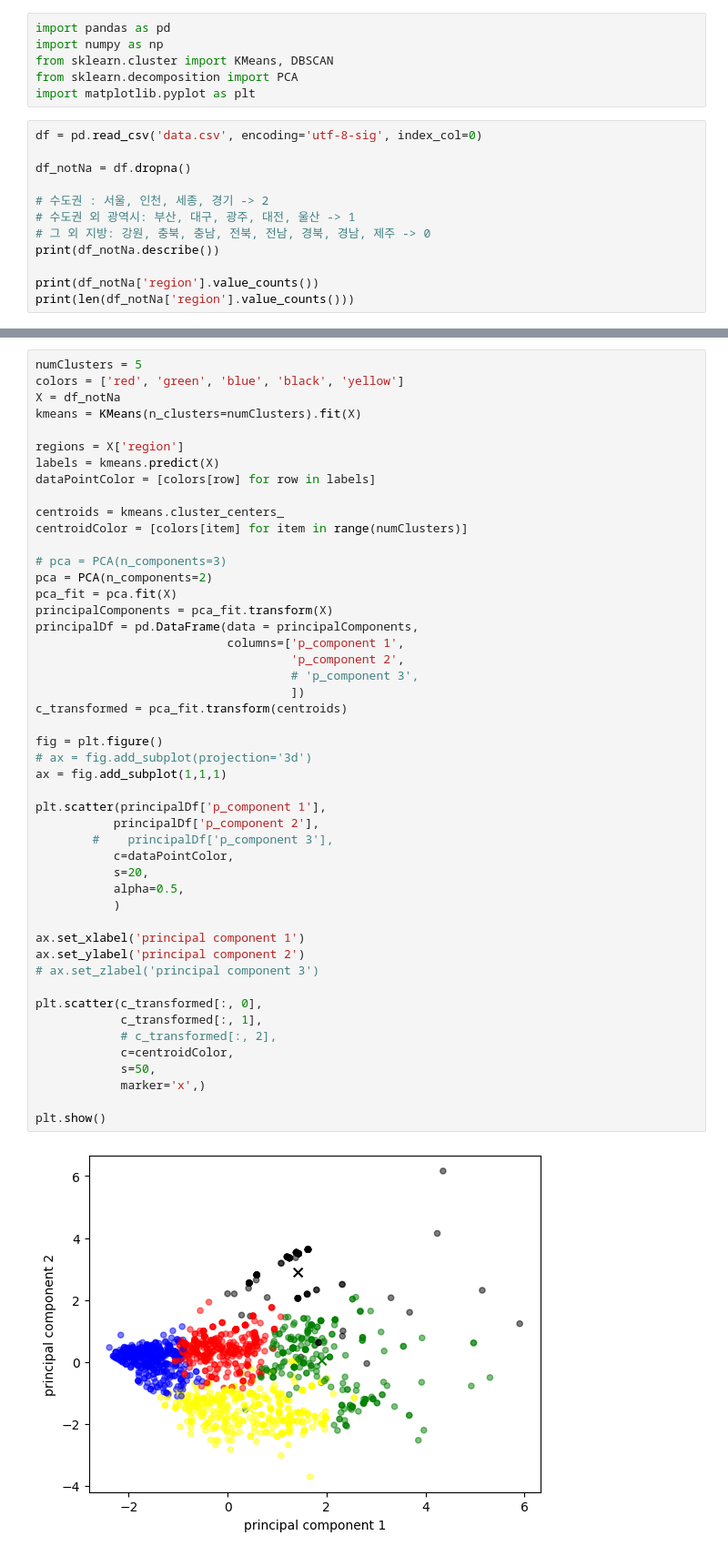
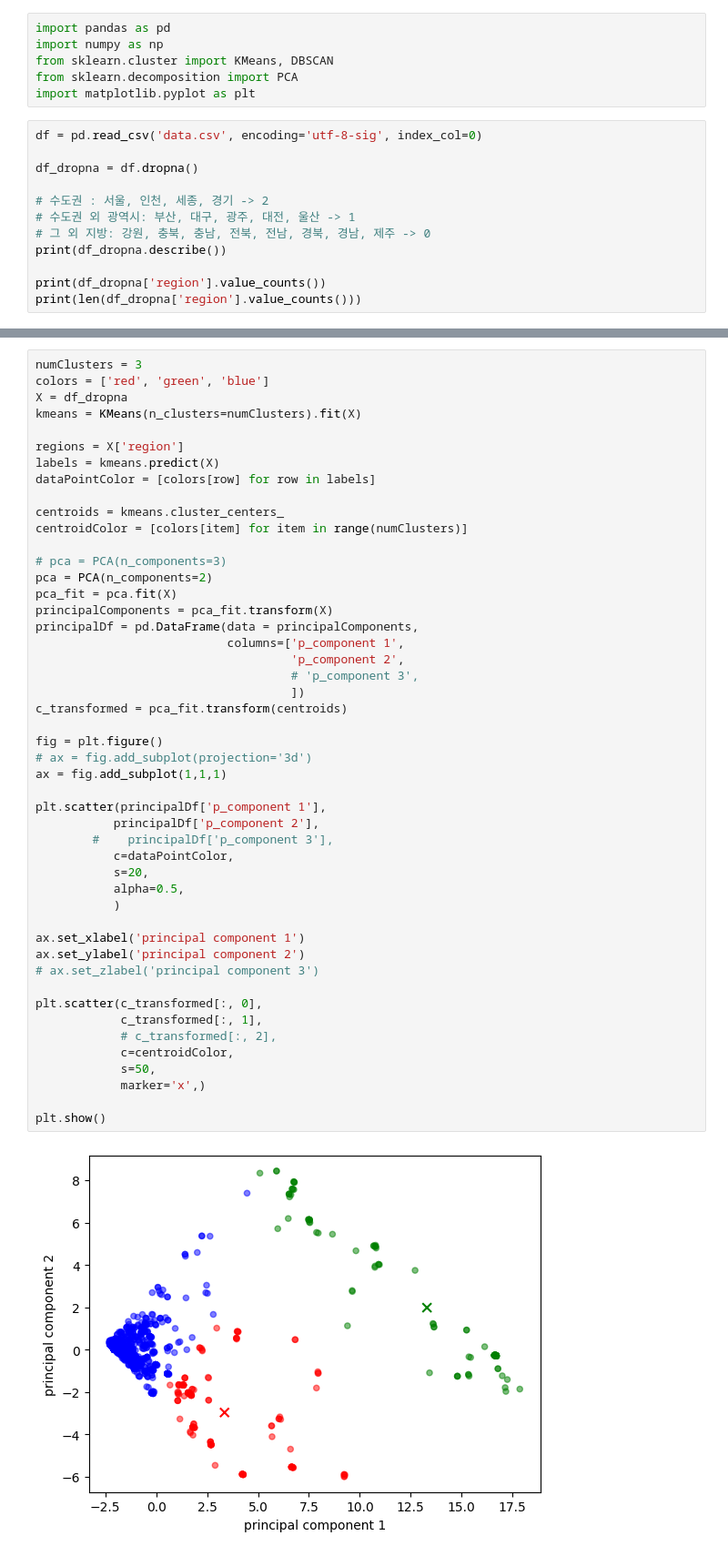
Before and after one commit to RGB234/----------, a Jupyter notebook: clustering.ipynb, the cells around one changed output, grey strips where cells are left out. Shown at 91% size. Saved outputs shown, nothing was run; the diff lists cells and outputs as text.

```diff
--- a/clustering.ipynb
+++ b/clustering.ipynb
@@ -7,15 +7,15 @@ import matplotlib.pyplot as plt
 # %%
 df = pd.read_csv('data.csv', encoding='utf-8-sig', index_col=0)
 
-df_notNa = df.dropna()
+df_dropna = df.dropna()
 
 # 수도권 : 서울, 인천, 세종, 경기 -> 2
 # 수도권 외 광역시: 부산, 대구, 광주, 대전, 울산 -> 1
 # 그 외 지방: 강원, 충북, 충남, 전북, 전남, 경북, 경남, 제주 -> 0
-print(df_notNa.describe())
+print(df_dropna.describe())
 
-print(df_notNa['region'].value_counts())
-print(len(df_notNa['region'].value_counts()))
+print(df_dropna['region'].value_counts())
+print(len(df_dropna['region'].value_counts()))
 # %% [output]
             region    education      jobtype       cptype        sales  \
 count  1652.000000  1652.000000  1652.000000  1652.000000  1652.000000
@@ -37,7 +66,7 @@ Name: count, dtype: int64
 # %%
-numClusters = 5
-colors = ['red', 'green', 'blue', 'black', 'yellow']
-X = df_notNa
+numClusters = 3
+colors = ['red', 'green', 'blue']
+X = df_dropna
 kmeans = KMeans(n_clusters=numClusters).fit(X)
 
 regions = X['region']
@@ -56,31 +85,31 @@ principalDf = pd.DataFrame(data = principalComponents,
                                     'p_component 2',
                                     # 'p_component 3',
                                     ])
 c_transformed = pca_fit.transform(centroids)
 
 fig = plt.figure()
 # ax = fig.add_subplot(projection='3d')
 ax = fig.add_subplot(1,1,1)
 
 plt.scatter(principalDf['p_component 1'],
            principalDf['p_component 2'],
         #    principalDf['p_component 3'],
            c=dataPointColor,
            s=20,
            alpha=0.5,
            )
 
 ax.set_xlabel('principal component 1')
 ax.set_ylabel('principal component 2')
 # ax.set_zlabel('principal component 3')
 
 plt.scatter(c_transformed[:, 0],
             c_transformed[:, 1],
             # c_transformed[:, 2],
             c=centroidColor,
             s=50,
             marker='x',)
 
 plt.show()
 # %% [output]
-[figure, old version]
+[figure, new version]
```
Also changed, not shown: parts of 11 cells of this notebook, 1 other file.
